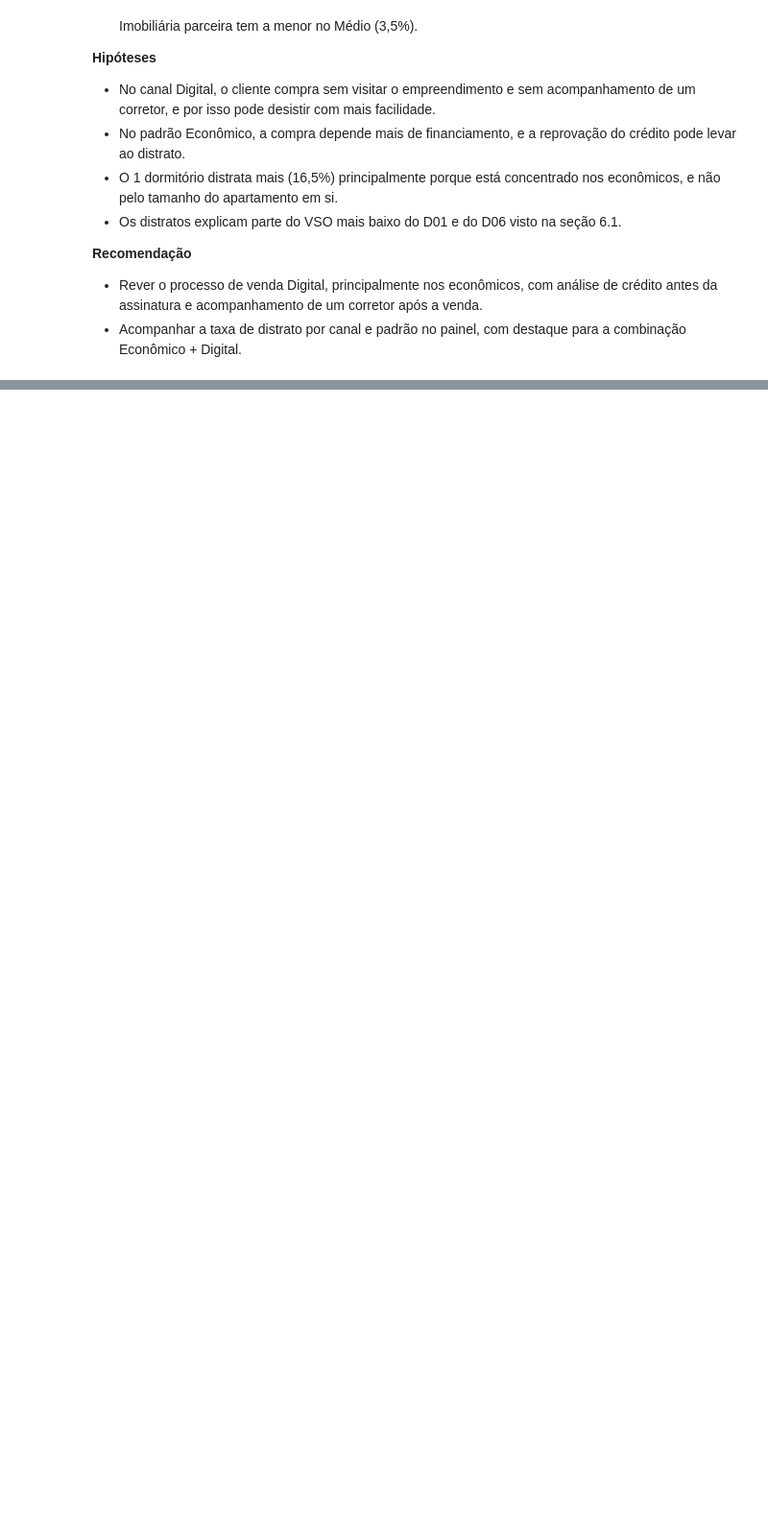
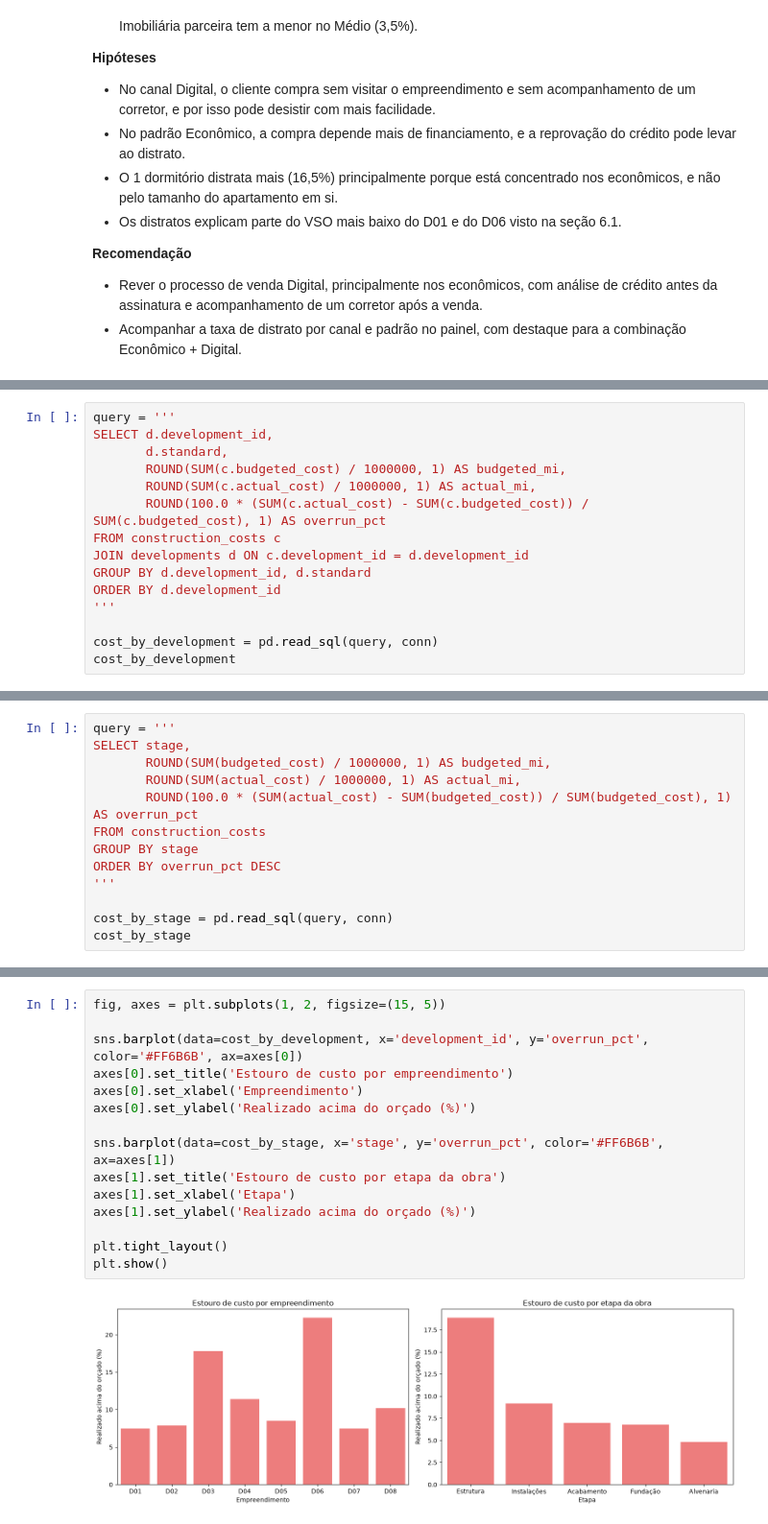
Before and after one commit to ricardo-paganini/construction-powerbi-dashboard, a Jupyter notebook: construction_analysis.ipynb, the cells around one changed output, grey strips where cells are left out. Shown at 96% size. Drawn from its saved outputs; the diff is of its cells as text; blank space fills up the shorter version.

Commit message:
Add construction cost analysis

```diff
--- a/construction_analysis.ipynb
+++ b/construction_analysis.ipynb
@@ -707,0 +712,15 @@ plt.show()
+# %%
+query = '''
+SELECT d.development_id,
+       d.standard,
+       ROUND(SUM(c.budgeted_cost) / 1000000, 1) AS budgeted_mi,
+       ROUND(SUM(c.actual_cost) / 1000000, 1) AS actual_mi,
+       ROUND(100.0 * (SUM(c.actual_cost) - SUM(c.budgeted_cost)) / SUM(c.budgeted_cost), 1) AS overrun_pct
+FROM construction_costs c
+JOIN developments d ON c.development_id = d.development_id
+GROUP BY d.development_id, d.standard
+ORDER BY d.development_id
+'''
+
+cost_by_development = pd.read_sql(query, conn)
+cost_by_development
@@ -707,0 +737,13 @@ plt.show()
+# %%
+query = '''
+SELECT stage,
+       ROUND(SUM(budgeted_cost) / 1000000, 1) AS budgeted_mi,
+       ROUND(SUM(actual_cost) / 1000000, 1) AS actual_mi,
+       ROUND(100.0 * (SUM(actual_cost) - SUM(budgeted_cost)) / SUM(budgeted_cost), 1) AS overrun_pct
+FROM construction_costs
+GROUP BY stage
+ORDER BY overrun_pct DESC
+'''
+
+cost_by_stage = pd.read_sql(query, conn)
+cost_by_stage
@@ -707,0 +757,17 @@ plt.show()
+# %%
+fig, axes = plt.subplots(1, 2, figsize=(15, 5))
+
+sns.barplot(data=cost_by_development, x='development_id', y='overrun_pct', color='#FF6B6B', ax=axes[0])
+axes[0].set_title('Estouro de custo por empreendimento')
+axes[0].set_xlabel('Empreendimento')
+axes[0].set_ylabel('Realizado acima do orçado (%)')
+
+sns.barplot(data=cost_by_stage, x='stage', y='overrun_pct', color='#FF6B6B', ax=axes[1])
+axes[1].set_title('Estouro de custo por etapa da obra')
+axes[1].set_xlabel('Etapa')
+axes[1].set_ylabel('Realizado acima do orçado (%)')
+
+plt.tight_layout()
+plt.show()
+# %% [output]
+[figure, added]
```
Also changed, not shown: parts of 4 cells of this notebook.
